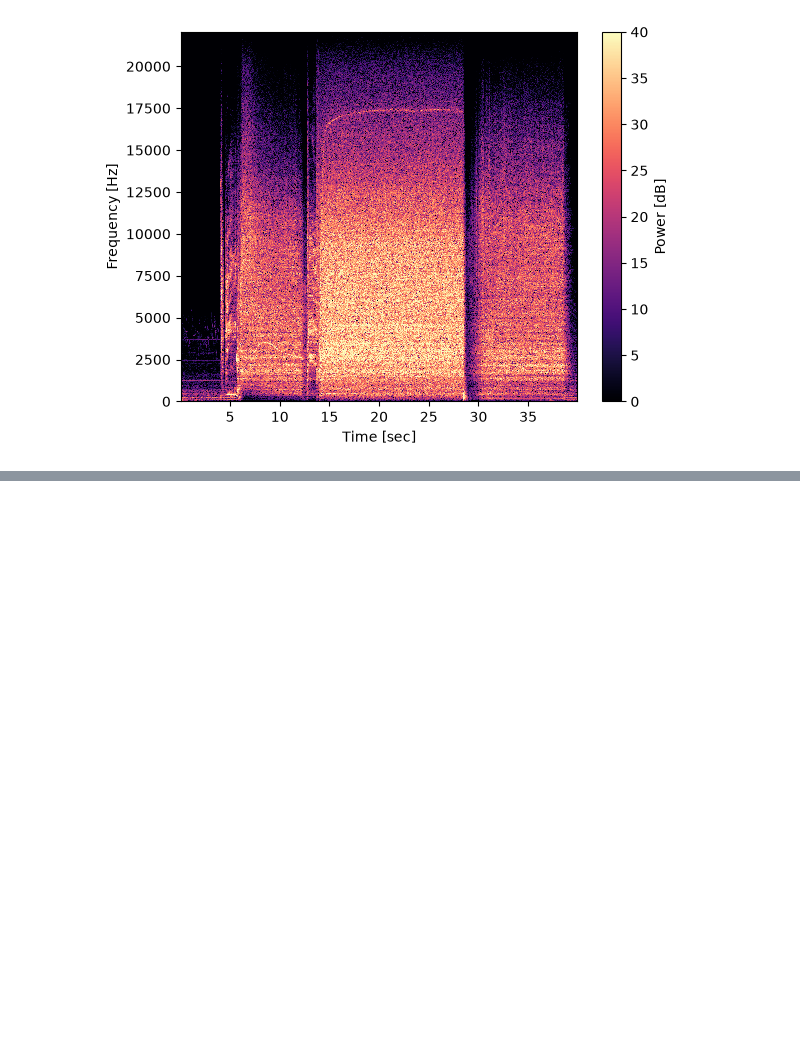
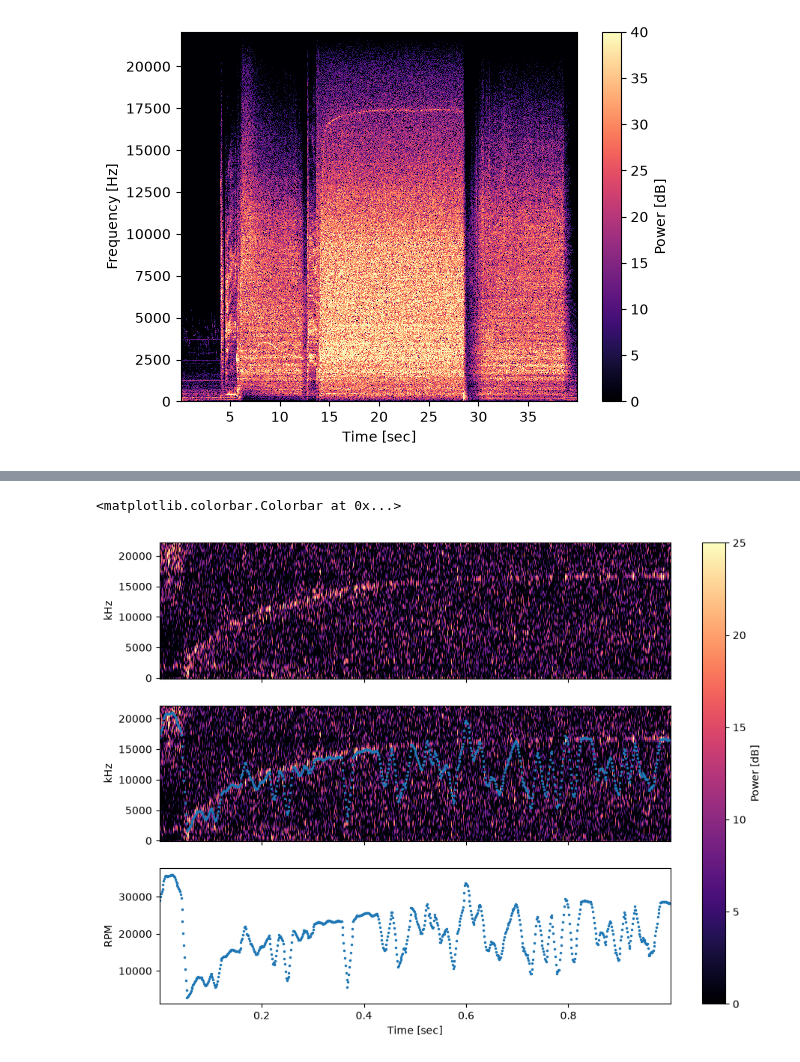
Before and after one commit to LpHiX/otp-sizing, a Jupyter notebook: data/OT2/rpm_analyzer.ipynb, the cells around one changed output, grey strips where cells are left out. Drawn from its saved outputs; the diff is of its cells as text; code cells hidden in the pictures; blank space fills up the shorter version.

```diff
--- a/data/OT-2/rpm_analyzer.ipynb
+++ b/data/OT2/rpm_analyzer.ipynb
@@ -178,0 +230,52 @@ Text(0.5, 0, 'Time [sec]')
+# %%
+WAV, BLADES = "20260701-111_Canon_700D.wav", 35
+fs, x = wavfile.read(WAV)
+f, t, Sxx = spectrogram(x = x[int(14*fs):int(15*fs)], fs = fs, nfft=512, nperseg=64)
+
+W = 20*np.log10(Sxx + 1e-12)
+W -= np.median(W, axis=1, keepdims=True)
+W -= np.median(W, axis=0, keepdims=True)
+
+samples = 1 + (len(x) - 512)//64
+
+line2 = np.full(nf2, np.nan)
+v = np.flatnonzero(kidx >= 0)
+kk = np.clip(kidx[v], 1, W2.shape[0]-2)
+a, b, c = W2[kk-1, v], W2[kk, v], W2[kk+1, v]
+den = a - 2*b + c
+dd = np.clip(0.5*(a-c)/np.where(den != 0, den, 1), -0.5, 0.5)
+line2[v] = f2[kk] + dd*(f2[1]-f2[0])
+
+# line = np.where(W.max(axis=0) > 12, f[W.argmax(axis=0)], np.nan)
+# T0, T1 = 0, 1                       # read off your plot
+# line[(t < T0) | (t > T1)] = np.nan
+
+# import pandas as pd
+# line = pd.Series(line).rolling(9, center=True, min_periods=3).median()
+# line = line.rolling(9, center=True, min_periods=3).mean().to_numpy()
+
+
+
+FPS = 60
+rpm = FPS * line / BLADES
+
+
+
+fig, (ax0, ax1, ax2) = plt.subplots(3, 1, figsize=(11, 8), sharex=True)
+
+pcm = ax0.pcolormesh(t, f, W, cmap="magma",vmin=0, vmax=25)
+ax0.set_ylabel("kHz")
+
+ax1.pcolormesh(t, f, W, cmap="magma",vmin=0, vmax=25)
+ax1.plot(t, line, ".", ms=3)
+ax1.set_ylabel("kHz")
+
+ax2.plot(t, rpm, ".", ms=3)
+ax2.set_ylabel("RPM")
+
+ax2.set_xlabel("Time [sec]")
+# ax2.set_xlim([14, 28])
+fig.colorbar(pcm, ax=[ax0, ax1, ax2], label="Power [dB]")
+# %% [output]
+<matplotlib.colorbar.Colorbar at 0x...>
+[figure, added]
```
Also changed, not shown: parts of 1 cell of this notebook, 50 other files.
